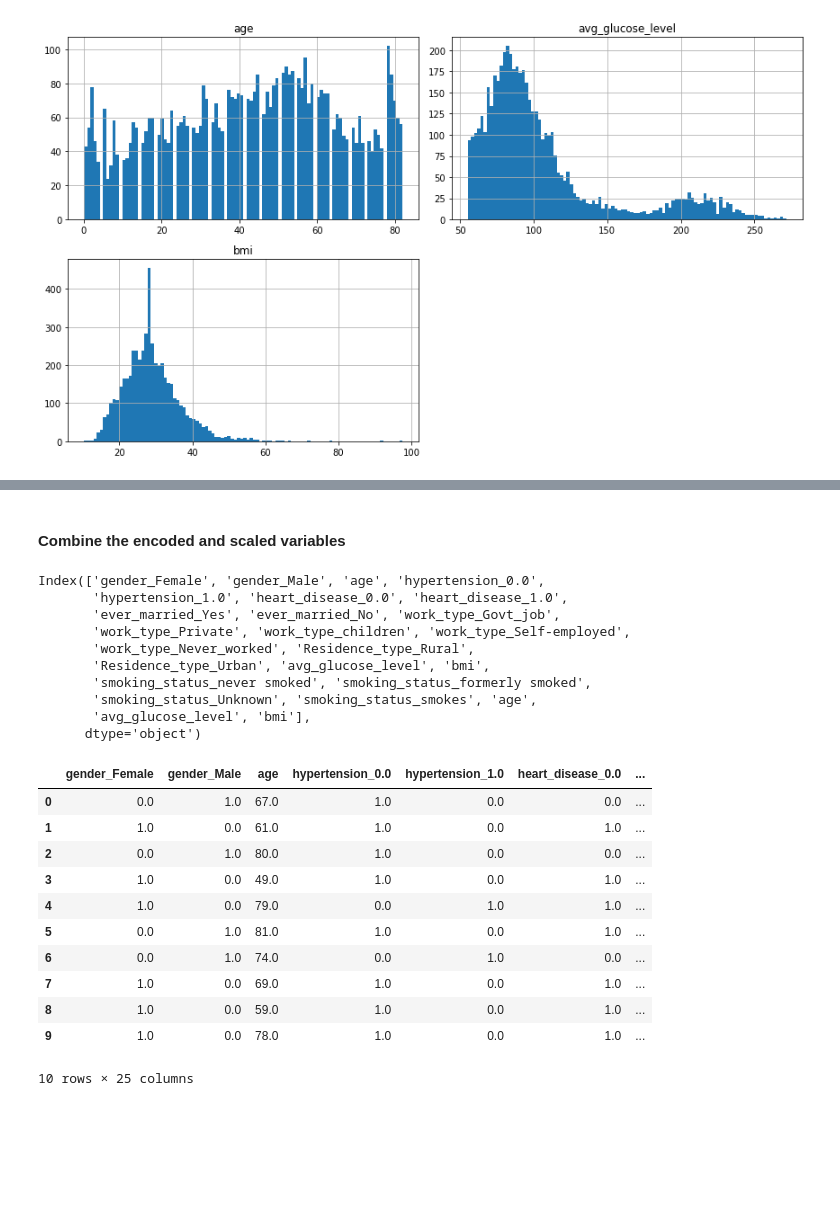
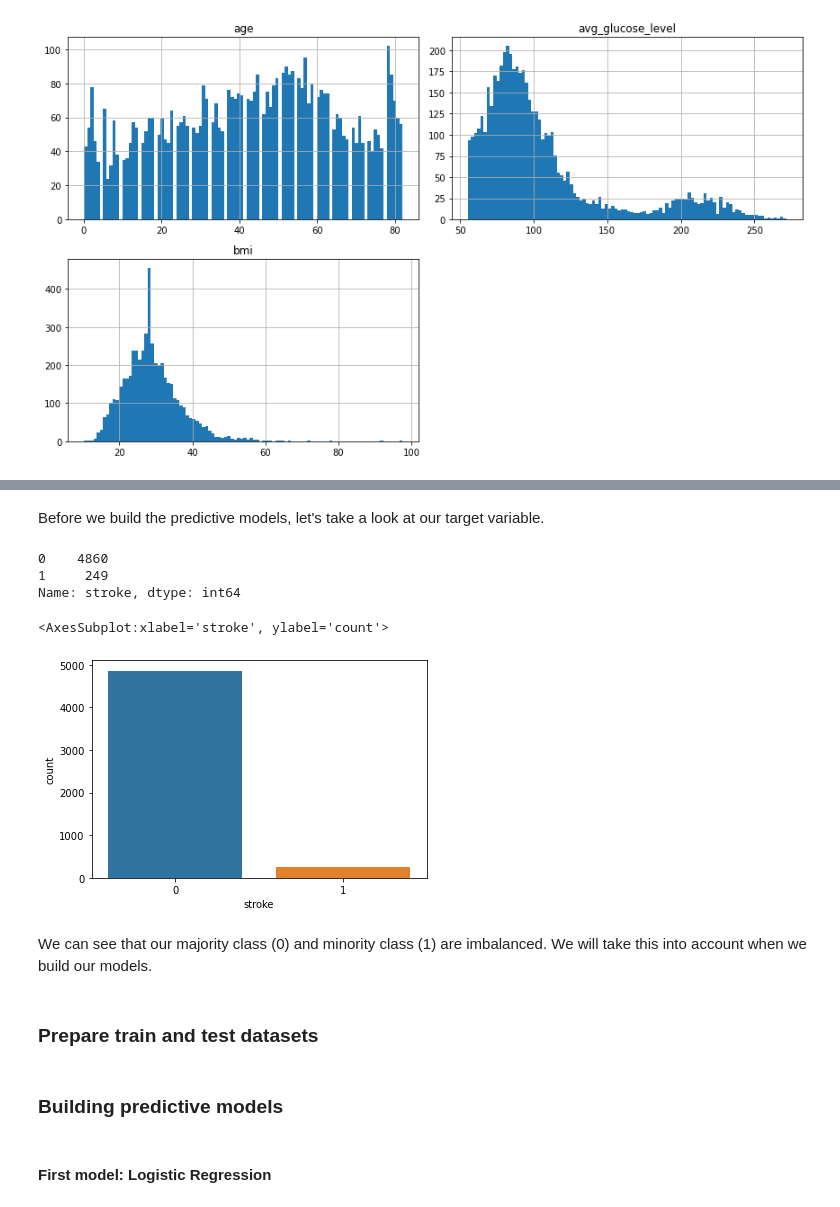
Before and after one commit to szelinghsu/StrokePrediction, a Jupyter notebook: notebook/StrokePrediction.ipynb, the cells around one changed output, grey strips where cells are left out. Saved outputs shown, nothing was run; the diff lists cells and outputs as text; code cells hidden in the pictures; blank space fills up the shorter version.

Commit message:
Built predictive models

```diff
--- a/notebook/StrokePrediction.ipynb
+++ b/notebook/StrokePrediction.ipynb
@@ -235,31 +200,17 @@ train_scaled.columns = ['age', 'avg_glucose_level', 'bmi']
-# %% [markdown]
-#### Combine the encoded and scaled variables
-# %%
-X_train = pd.concat([train_encoded, train_scaled], axis=1)
-X_train.columns
-# %% [output]
-Index(['gender_Female', 'gender_Male', 'age', 'hypertension_0.0',
-       'hypertension_1.0', 'heart_disease_0.0', 'heart_disease_1.0',
-       'ever_married_Yes', 'ever_married_No', 'work_type_Govt_job',
-       'work_type_Private', 'work_type_children', 'work_type_Self-employed',
-       'work_type_Never_worked', 'Residence_type_Rural',
-       'Residence_type_Urban', 'avg_glucose_level', 'bmi',
-       'smoking_status_never smoked', 'smoking_status_formerly smoked',
-       'smoking_status_Unknown', 'smoking_status_smokes', 'age',
-       'avg_glucose_level', 'bmi'],
-      dtype='object')
-# %%
-X_train.head(10)
-# %% [output]
-|  | gender_Female | gender_Male | age | hypertension_0.0 | hypertension_1.0 | heart_disease_0.0 | ... |
-| 0 | 0.0 | 1.0 | 67.0 | 1.0 | 0.0 | 0.0 | ... |
-| 1 | 1.0 | 0.0 | 61.0 | 1.0 | 0.0 | 1.0 | ... |
-| 2 | 0.0 | 1.0 | 80.0 | 1.0 | 0.0 | 0.0 | ... |
-| 3 | 1.0 | 0.0 | 49.0 | 1.0 | 0.0 | 1.0 | ... |
-| 4 | 1.0 | 0.0 | 79.0 | 0.0 | 1.0 | 1.0 | ... |
-| 5 | 0.0 | 1.0 | 81.0 | 1.0 | 0.0 | 1.0 | ... |
-| 6 | 0.0 | 1.0 | 74.0 | 0.0 | 1.0 | 0.0 | ... |
-| 7 | 1.0 | 0.0 | 69.0 | 1.0 | 0.0 | 1.0 | ... |
-| 8 | 1.0 | 0.0 | 59.0 | 1.0 | 0.0 | 1.0 | ... |
-| 9 | 1.0 | 0.0 | 78.0 | 1.0 | 0.0 | 1.0 | ... |
-10 rows × 25 columns
+# %% [markdown]
+Before we build the predictive models, let's take a look at our target variable.
+# %%
+stroke.stroke.value_counts()
+# %% [output]
+0    4860
+1     249
+Name: stroke, dtype: int64
+# %%
+sns.countplot(stroke.stroke)
+# %% [output]
+<AxesSubplot:xlabel='stroke', ylabel='count'>
+[figure, added]
+# %% [markdown]
+We can see that our majority class (0) and minority class (1) are imbalanced.  We will take this into account when we build our models.
+# %% [markdown]
+### Prepare train and test datasets
@@ -265,0 +244,2 @@ X_train.head(10)
+# %% [markdown]
+### Building predictive models
@@ -265,0 +257,2 @@ X_train.head(10)
+# %% [markdown]
+#### First model: Logistic Regression
```
Also changed, not shown: parts of 52 cells of this notebook.
